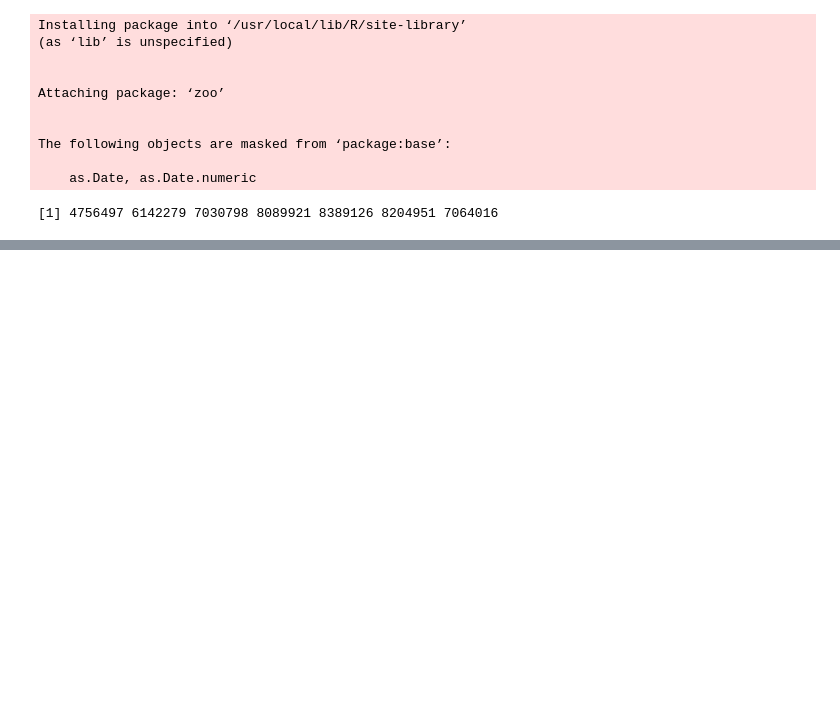
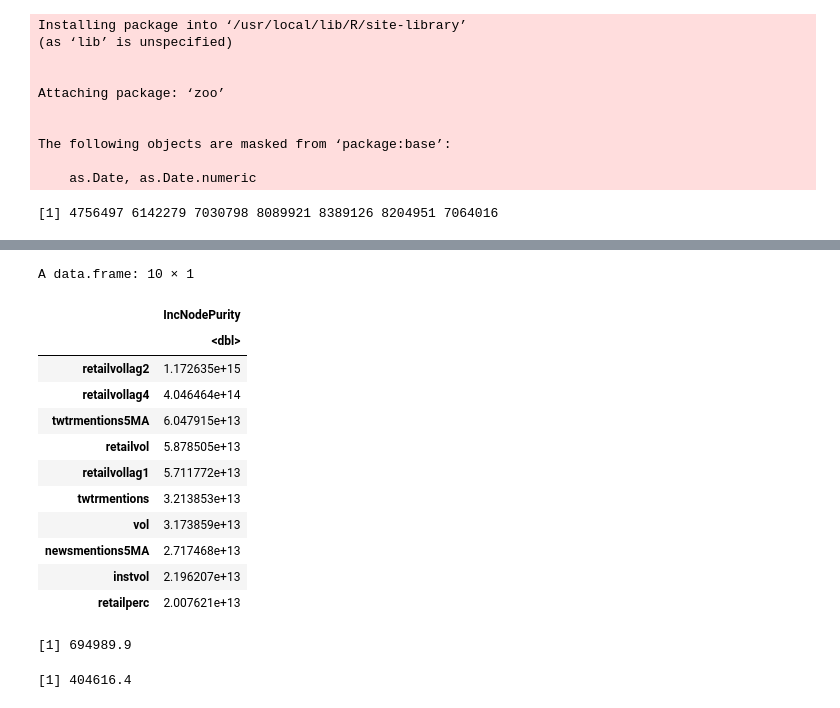
Before and after one commit to limshaocong/analyticsEdge, a Jupyter notebook: FAANG_Volume_Prediction_caa 23Nov21.ipynb, the cells around one changed output, grey strips where cells are left out. Drawn from its saved outputs; the diff is of its cells as text; code cells hidden in the pictures; blank space fills up the shorter version.

```diff
--- a/FAANG_Volume_Prediction_caa 23Nov21.ipynb
+++ b/FAANG_Volume_Prediction_caa 23Nov21.ipynb
@@ -414,0 +461,24 @@ A matrix: 10 × 1 of type dbl
+# %%
+forestImp = as.data.frame(rbind(forest$finalModel$importance)) %>% arrange(desc(IncNodePurity))
+head(forestImp, 10)
+# %% [output]
+A data.frame: 10 × 1
+|  | IncNodePurity |
+|  | <dbl> |
+| retailvollag2 | 1.172635e+15 |
+| retailvollag4 | 4.046464e+14 |
+| twtrmentions5MA | 6.047915e+13 |
+| retailvol | 5.878505e+13 |
+| retailvollag1 | 5.711772e+13 |
+| twtrmentions | 3.213853e+13 |
+| vol | 3.173859e+13 |
+| newsmentions5MA | 2.717468e+13 |
+| instvol | 2.196207e+13 |
+| retailperc | 2.007621e+13 |
+# %%
+pred = predict(forest$finalModel, newdata = testX)
+rmse(testY, pred)
+mae(testY, pred)
+# %% [output]
+[1] 694989.9
+[1] 404616.4
```
Also changed, not shown: parts of 24 cells of this notebook.
